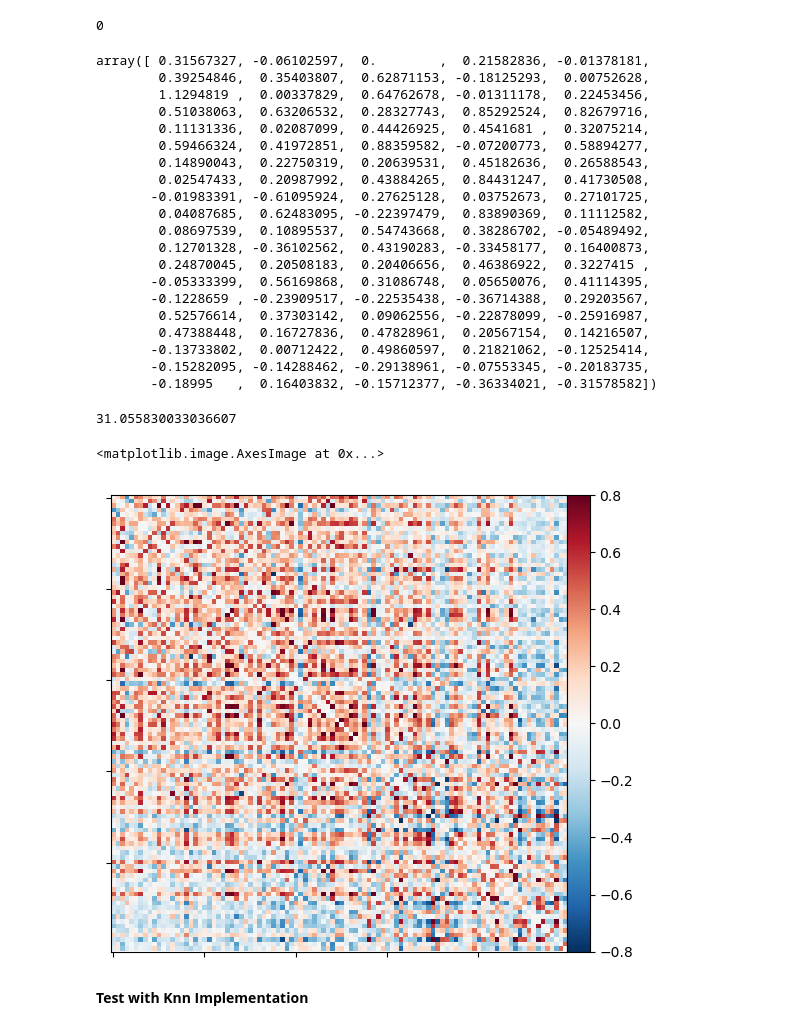
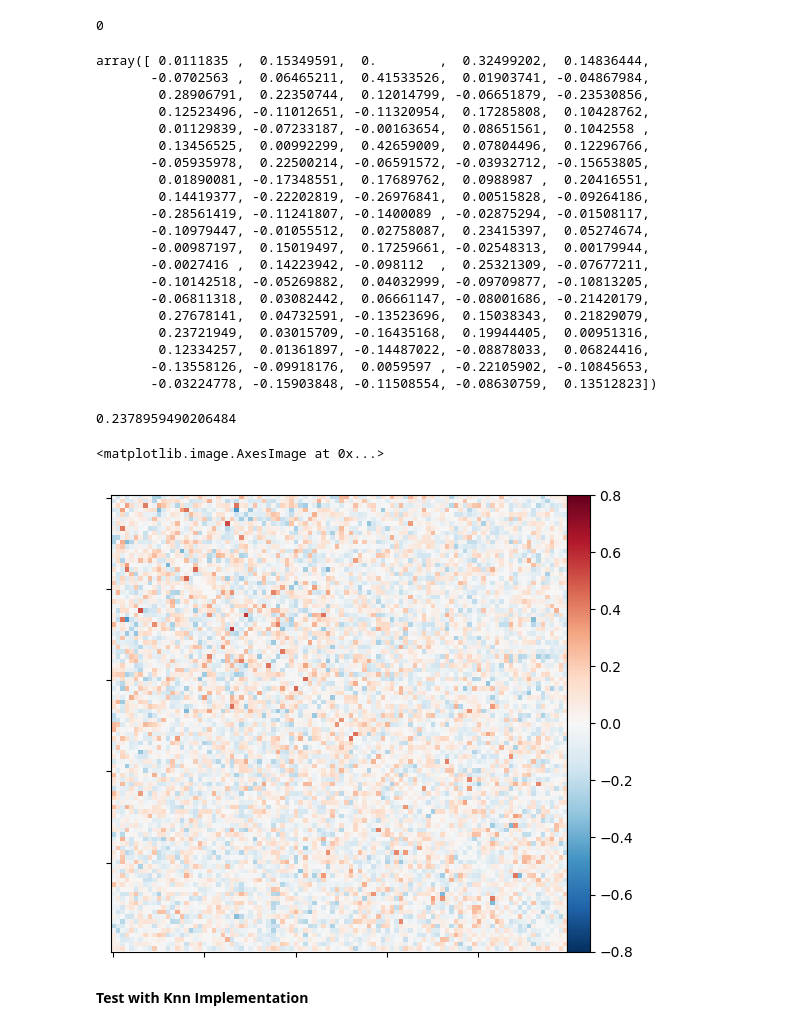
Before and after one commit to AndrewCheng02/DSC180B-Capstone-ProjectA09, a Jupyter notebook: Knn Implementation plus Andrew Analysis.ipynb, the cells around one changed output. Drawn from its saved outputs; the diff is of its cells as text; code cells hidden in the pictures.

```diff
--- a/Knn Implementation plus Andrew Analysis.ipynb
+++ b/Knn Implementation plus Andrew Analysis.ipynb
@@ -151,9 +151,6 @@ X_corr = time_series.T @ time_series / (time_series.shape[0] - 1)
 X_inv = np.linalg.inv(X_corr)
 X_pcorr = -X_inv / np.outer(np.sqrt(np.diag(X_inv)), np.sqrt(np.diag(X_inv)))
 
-# Scale X_pcorr
-X_pcorr *= 1.9373738816362162
-
 # Fill Diagonal to zero
 np.fill_diagonal(X_corr, 0)
 np.fill_diagonal(X_pcorr, 0)
@@ -162,6 +159,6 @@ np.fill_diagonal(X_pcorr, 0)
 fig, axs = plt.subplots(ncols=2, figsize=(10, 5))
 kwargs = dict(vmin=-0.8, vmax=0.8, colorbar=True)
 plotting.plot_matrix(X_corr, axes=axs[0], **kwargs)
-plotting.plot_matrix(X_pcorr, axes=axs[1], **kwargs)
+plotting.plot_matrix(X_pcorr, axes=axs[1], **kwargs) # Change so more readable
 # %% [output]
 <matplotlib.image.AxesImage at 0x...>
@@ -188,39 +185,39 @@ sum(np.isnan(np.arctanh(X_pcorr).flatten()))
 # %% [output]
 0
 # %%
-X_corr_trans = np.arctanh(X_corr)
-X_corr_trans[2]
+X_pcorr_trans = np.arctanh(X_pcorr)
+X_pcorr_trans[2]
 # %% [output]
-array([ 0.31567327, -0.06102597,  0.        ,  0.21582836, -0.01378181,
-        0.39254846,  0.35403807,  0.62871153, -0.18125293,  0.00752628,
-        1.1294819 ,  0.00337829,  0.64762678, -0.01311178,  0.22453456,
-        0.51038063,  0.63206532,  0.28327743,  0.85292524,  0.82679716,
-        0.11131336,  0.02087099,  0.44426925,  0.4541681 ,  0.32075214,
-        0.59466324,  0.41972851,  0.88359582, -0.07200773,  0.58894277,
-        0.14890043,  0.22750319,  0.20639531,  0.45182636,  0.26588543,
-        0.02547433,  0.20987992,  0.43884265,  0.84431247,  0.41730508,
-       -0.01983391, -0.61095924,  0.27625128,  0.03752673,  0.27101725,
-        0.04087685,  0.62483095, -0.22397479,  0.83890369,  0.11112582,
-        0.08697539,  0.10895537,  0.54743668,  0.38286702, -0.05489492,
-        0.12701328, -0.36102562,  0.43190283, -0.33458177,  0.16400873,
-        0.24870045,  0.20508183,  0.20406656,  0.46386922,  0.3227415 ,
-       -0.05333399,  0.56169868,  0.31086748,  0.05650076,  0.41114395,
-       -0.1228659 , -0.23909517, -0.22535438, -0.36714388,  0.29203567,
-        0.52576614,  0.37303142,  0.09062556, -0.22878099, -0.25916987,
-        0.47388448,  0.16727836,  0.47828961,  0.20567154,  0.14216507,
-       -0.13733802,  0.00712422,  0.49860597,  0.21821062, -0.12525414,
-       -0.15282095, -0.14288462, -0.29138961, -0.07553345, -0.20183735,
-       -0.18995   ,  0.16403832, -0.15712377, -0.36334021, -0.31578582])
+array([ 0.0111835 ,  0.15349591,  0.        ,  0.32499202,  0.14836444,
+       -0.0702563 ,  0.06465211,  0.41533526,  0.01903741, -0.04867984,
+        0.28906791,  0.22350744,  0.12014799, -0.06651879, -0.23530856,
+        0.12523496, -0.11012651, -0.11320954,  0.17285808,  0.10428762,
+        0.01129839, -0.07233187, -0.00163654,  0.08651561,  0.1042558 ,
+        0.13456525,  0.00992299,  0.42659009,  0.07804496,  0.12296766,
+       -0.05935978,  0.22500214, -0.06591572, -0.03932712, -0.15653805,
+        0.01890081, -0.17348551,  0.17689762,  0.0988987 ,  0.20416551,
+        0.14419377, -0.22202819, -0.26976841,  0.00515828, -0.09264186,
+       -0.28561419, -0.11241807, -0.1400089 , -0.02875294, -0.01508117,
+       -0.10979447, -0.01055512,  0.02758087,  0.23415397,  0.05274674,
+       -0.00987197,  0.15019497,  0.17259661, -0.02548313,  0.00179944,
+       -0.0027416 ,  0.14223942, -0.098112  ,  0.25321309, -0.07677211,
+       -0.10142518, -0.05269882,  0.04032999, -0.09709877, -0.10813205,
+       -0.06811318,  0.03082442,  0.06661147, -0.08001686, -0.21420179,
+        0.27678141,  0.04732591, -0.13523696,  0.15038343,  0.21829079,
+        0.23721949,  0.03015709, -0.16435168,  0.19944405,  0.00951316,
+        0.12334257,  0.01361897, -0.14487022, -0.08878033,  0.06824416,
+       -0.13558126, -0.09918176,  0.0059597 , -0.22105902, -0.10845653,
+       -0.03224778, -0.15903848, -0.11508554, -0.08630759,  0.13512823])
 # %%
 # Norm of difference
-np.linalg.norm(X_corr_trans - X_pcorr)
+np.linalg.norm(X_pcorr_trans - X_pcorr)
 # %% [output]
-31.055830033036607
+0.2378959490206484
 # %%
-plotting.plot_matrix(X_corr_trans, **kwargs)
+plotting.plot_matrix(X_pcorr_trans, **kwargs)
 # %% [output]
 <matplotlib.image.AxesImage at 0x...>
-[figure, old version]
+[figure, new version]
 # %% [markdown]
 **Test with Knn Implementation**
 # %%
```
Also changed, not shown: parts of 1 cell of this notebook, 3 other files.
